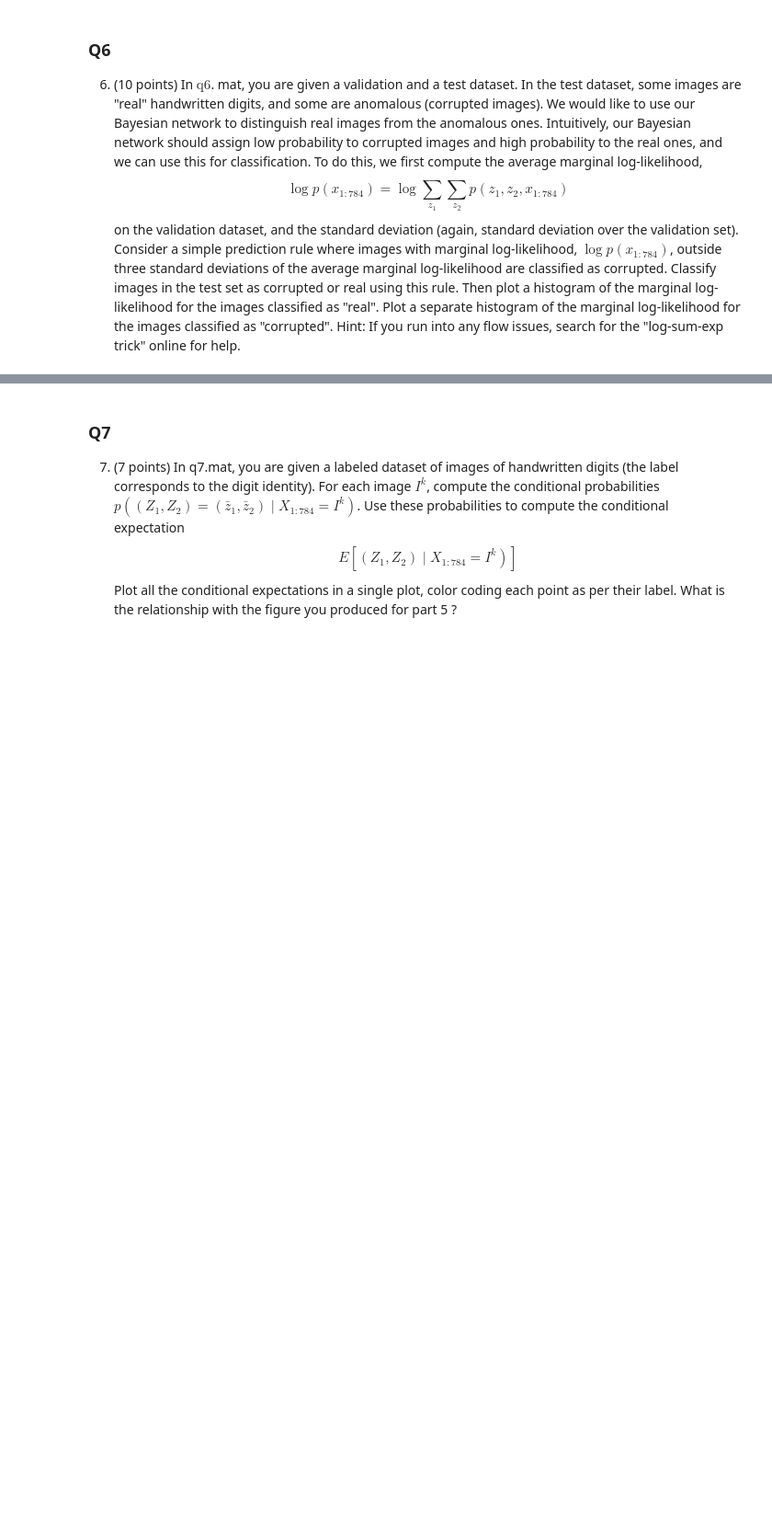
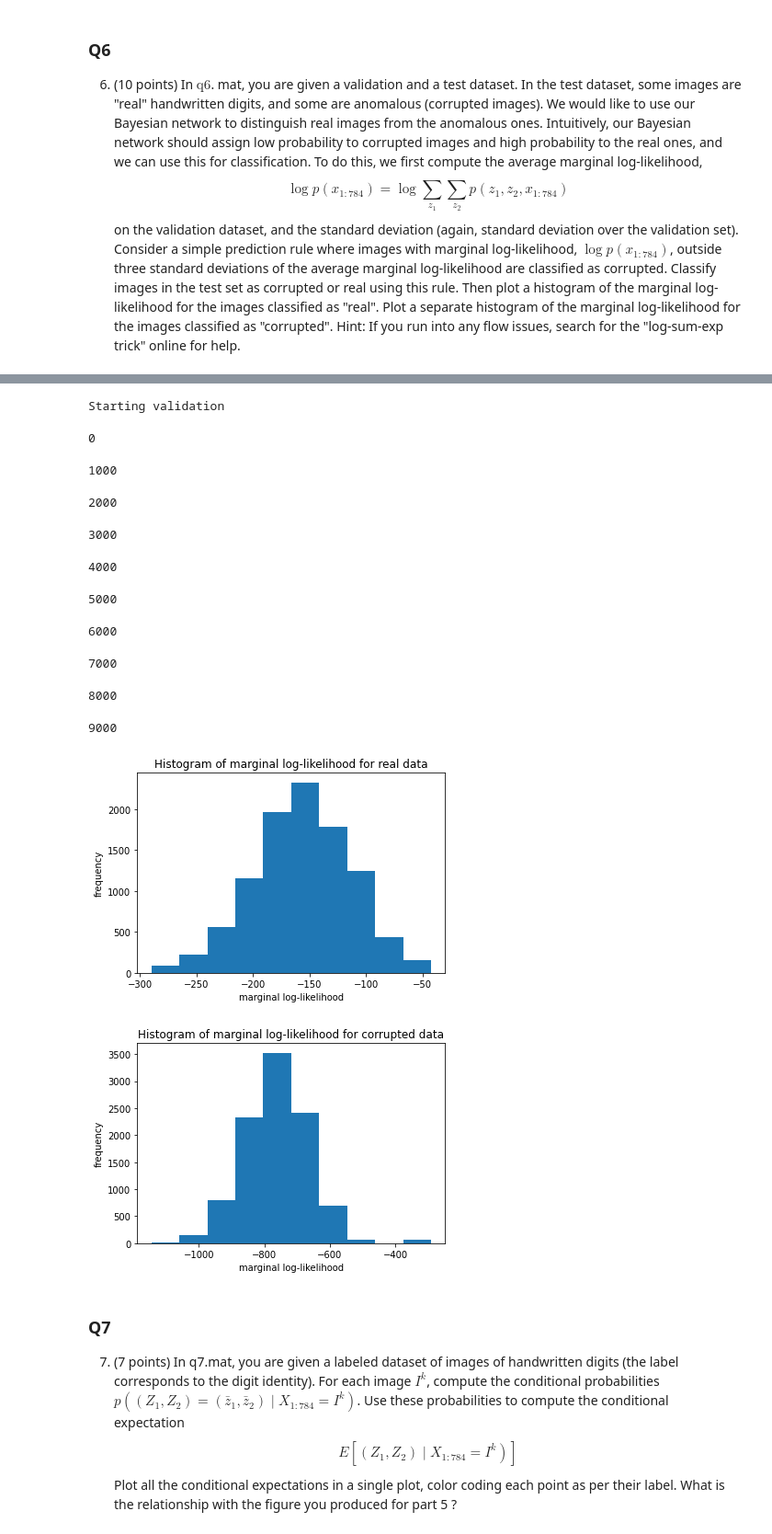
Before and after one commit to XuRui314/CS228-PGM, a Jupyter notebook: CS_228_hw_1.ipynb, the cells around one changed output, grey strips where cells are left out. Shown at 92% size. Drawn from its saved outputs; the diff is of its cells as text; code cells hidden in the pictures; blank space fills up the shorter version.

```diff
--- a/CS_228_hw_1.ipynb
+++ b/CS_228_hw_1.ipynb
@@ -392,9 +391,8 @@ def get_conditional_expectation():
   TODO
   '''
   figs = np.array([[]])
-  z_range = np.arange(-3,3.25,0.25)
-  for z1 in z_range:
-    for z2 in z_range:
+  for z1 in disc_z1:
+    for z2 in disc_z2:
       figs = np.append(figs, get_p_x_cond_z1_z2(z1,z2))
 
   return figs.reshape(625,784)
@@ -408,7 +406,7 @@ def q5():
   for i, z1_val in enumerate(disc_z1):
     for j, z2_val in enumerate(disc_z2):
       canvas[(len(disc_z1) - i - 1) * 28:(len(disc_z2) - i) * 28, j * 28:(j + 1) * 28] = \
-    	figs[i * 25 + j].reshape(28, 28)
+    	figs[i * n_disc_z + j].reshape(28, 28)
   plt.figure(figsize=(4,3),dpi=200)
   plt.imshow(canvas, cmap='gray')
   plt.tight_layout()
@@ -422,6 +420,7 @@ def q5():
 def main():
 
   global disc_z1, disc_z2
+  global n_disc_z
   n_disc_z = 25
   disc_z1 = np.linspace(-3, 3, n_disc_z)
   disc_z2 = np.linspace(-3, 3, n_disc_z)
@@ -457,3 +561,45 @@ Hint: If you run into any flow issues, search for the "log-sum-exp trick" online
+# %%
+# 来跑一下
+def main():
+
+  global disc_z1, disc_z2
+  global n_disc_z
+  n_disc_z = 25
+  disc_z1 = np.linspace(-3, 3, n_disc_z)
+  disc_z2 = np.linspace(-3, 3, n_disc_z)
+
+  global bayes_net
+  bayes_net = load_model('trained_mnist_model')
+
+  '''
+  TODO: Using the above Bayesian Network model, complete the following parts.
+  '''
+
+  # q4()
+  # q5()
+  q6()
+  return
+  q7()
+
+  return
+
+if __name__== '__main__':
+
+  main()
+# %% [output]
+Starting validation
+0
+1000
+2000
+3000
+4000
+5000
+6000
+7000
+8000
+9000
+[figure, added]
+[figure, added]
 # %% [markdown]
 ### Q7
 7. (7 points) In q7.mat, you are given a labeled dataset of images of handwritten digits (the label corresponds to the digit identity). For each image $I^k$, compute the conditional probabilities $p\left(\left(Z_1, Z_2\right)=\left(\bar{z}_1, \bar{z}_2\right) \mid X_{1: 784}=I^k\right)$. Use these probabilities to compute the conditional expectation
```
Also changed, not shown: parts of 20 cells of this notebook.
